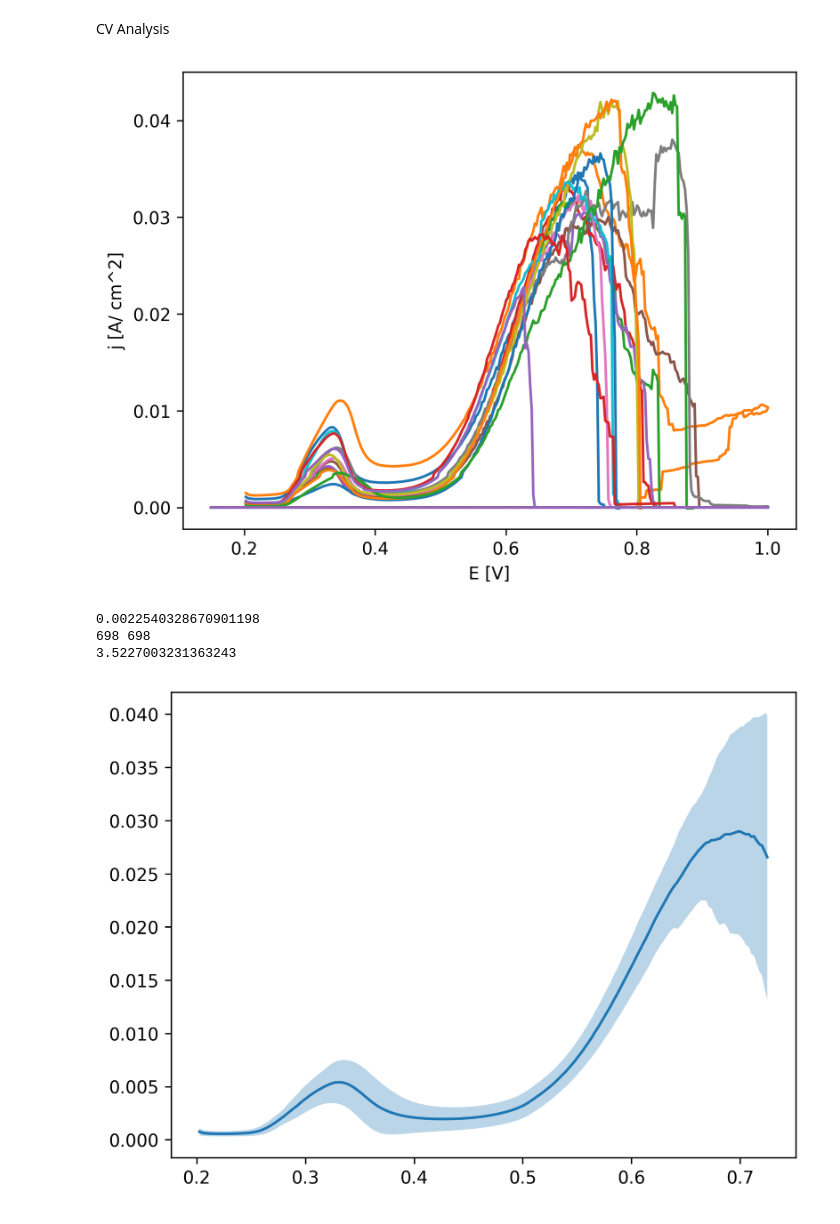
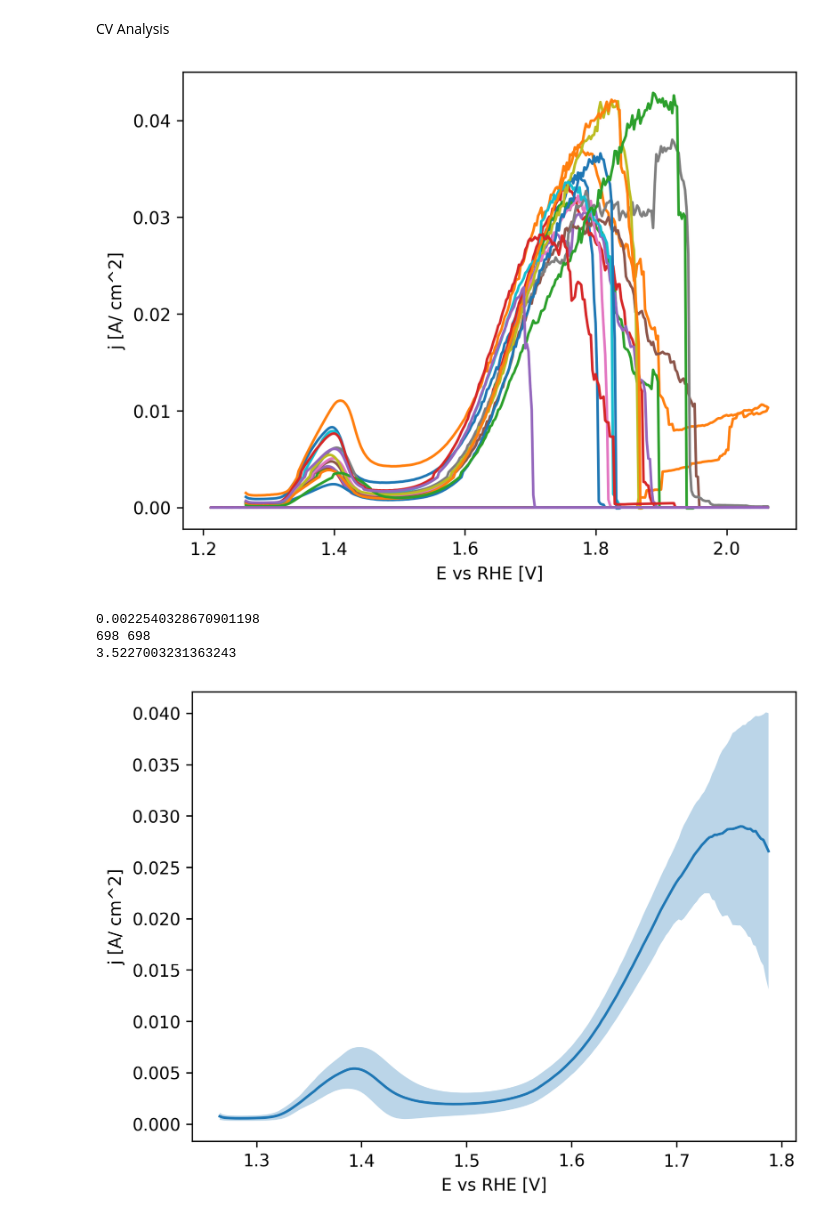
Before and after one commit to HenrikSpitzenpfeil/aec, a Jupyter notebook: data_visualisation.ipynb, the cells around one changed output. Saved outputs shown, nothing was run; the diff lists cells and outputs as text; code cells hidden in the pictures.

```diff
--- a/data_visualisation.ipynb
+++ b/data_visualisation.ipynb
@@ -101,7 +104,7 @@ plt.rcParams['figure.dpi'] = 300
 #             plt.ylabel("current density [j/ cm^2]")
 # %%
 path = "G:\\Andere Computer\\My Computer\\HPS Data\\Autolab\\NovaProcedure"
-file = "017_001_NovaProcedure.nox"
+file = "011_001_NovaProcedure.nox"
 # %% [markdown]
 OCP Histogram and Statistics on OCP Values
 # %%
@@ -112,9 +115,10 @@ for file in os.listdir(path):
     if file.startswith("017_"): #and int(file[4:7]) > 50:
         file_list.append(file)
         procedure = potentiostat.instrument.LoadProcedure(os.path.join(path, file))
-        command = procedure.Commands["OCP determination"]
+        command = procedure.Commands["OCP after"]
         ocp_list.append(command.Signals.get_Item("OCP value").Value)
 ocp_data["OCP value"] = ocp_list
+ocp_data["ocp vs rhe"] = ocp_data["OCP value"].map(scale_to_rhe)
 len(ocp_list)
 # %% [output]
 100
@@ -146,7 +170,8 @@ print(ocp_data.median(), "median")
 ocp_data.hist(column=["OCP value"], bins = 15)
 plt.grid(False)
 plt.xlabel("E [V]")
+plt.title(label = "placeholder", visible = False)
 std_error = (float(ocp_data.std())/np.sqrt(len(ocp_data)))
-error_percent = 100*(std_error/float(ocp_data.mean()))
+error_percent = abs(100*(std_error/float(ocp_data.mean())))
 error_percent
 # %% [output]
@@ -239,13 +264,14 @@ for file in list_of_files[0:15]:
         if len(list(command.Signals.get_Item(column).Value)) != 0:
             df[column] = list(command.Signals.get_Item(column).Value)
     df["current density"] = df["WE(1).Current"].map(current_density)
+    df["potential vs rhe"] = df["Potential applied"].map(scale_to_rhe)
     df = df.loc[df['Scan'] == scan]
-    plt.plot(df["Potential applied"], df["current density"], label = file)
-    plt.xlabel("E [V]")
-    plt.ylabel("j [A/ cm^2]")
+    plt.plot(df["potential vs rhe"], df["current density"], label = file)
+    plt.xlabel("E [V] vs RHE")
+plt.ylabel(r"j [$A/ cm^2$]")
     #plt.legend()
 # %% [output]
-[figure, old version]
+[figure, new version]
 # %%
 scan == 1
 current_density_aggregated = pd.DataFrame()
@@ -257,6 +283,7 @@ for file in list_of_files[:]:
         if len(list(command.Signals.get_Item(column).Value)) != 0:
             df[column] = list(command.Signals.get_Item(column).Value)
     df["current density"] = df["WE(1).Current"].map(current_density)
+    df["potential vs rhe"] = df["Potential applied"].map(scale_to_rhe)
     df = df.loc[df['Scan'] == scan]
     current_density_aggregated.insert(0,file,df["current density"])
 
@@ -264,36 +291,38 @@ avarage_cv = np.array(current_density_aggregated.mean(axis=1))
 standard_deviations = np.array(current_density_aggregated.std(axis=1))
 print(standard_deviations.mean())
 
 error_percent_list = []
 for i in range(len(standard_deviations)):
     std_error = (standard_deviations[i]/np.sqrt(len(list_of_files)))
     error_percent = 100*(std_error/avarage_cv[i])
     error_percent_list.append(error_percent)
 #std_error = (float(ocp_data.std())/np.sqrt(len(list_of_files)))
 #error_percent = 100*(std_error/float(ocp_data.mean()))
 #error_percent
 #print(np.array(error_percent_list).mean())
 
 left_bound = 0
 right_bound = 215
 
 
 
 print(len(standard_deviations), len(avarage_cv))
-plt.plot(df["Potential applied"][left_bound:right_bound], avarage_cv[left_bound:right_bound],)
-plt.fill_between(df["Potential applied"][left_bound:right_bound],
+plt.plot(df["potential vs rhe"][left_bound:right_bound], avarage_cv[left_bound:right_bound],)
+plt.fill_between(df["potential vs rhe"][left_bound:right_bound],
                  np.subtract(avarage_cv, standard_deviations)[left_bound:right_bound],
                  np.add(avarage_cv, standard_deviations)[left_bound:right_bound],
                  alpha = 0.3,
                  where= np.subtract(avarage_cv, standard_deviations)[left_bound:right_bound] < np.add(avarage_cv, standard_deviations)[left_bound:right_bound],
                  interpolate= True)
+plt.xlabel("E [V] vs RHE")
+plt.ylabel(r"j [$A/ cm^2$]")
 
 print(np.array(error_percent_list).mean())
 # %% [output]
 0.0022540328670901198
 698 698
 3.5227003231363243
-[figure, old version]
+[figure, new version]
 # %%
 def overpotential(polyfit: np.array) -> float:
     return (0.01-polyfit[1])/polyfit[0]
```
Also changed, not shown: parts of 11 cells of this notebook.
